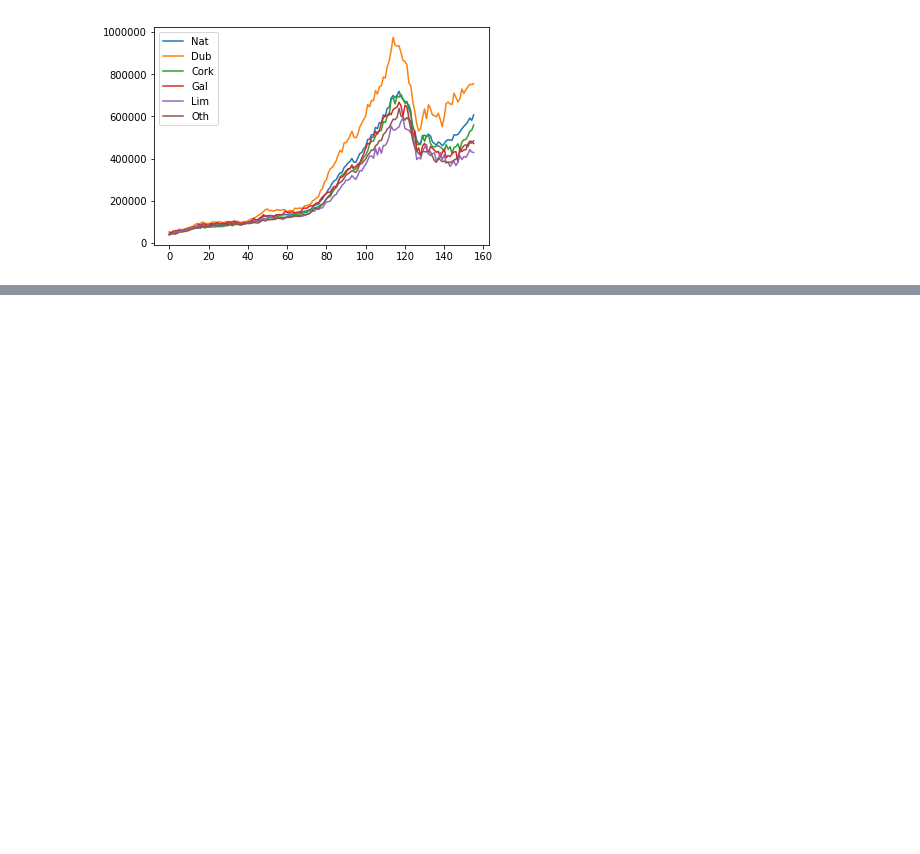
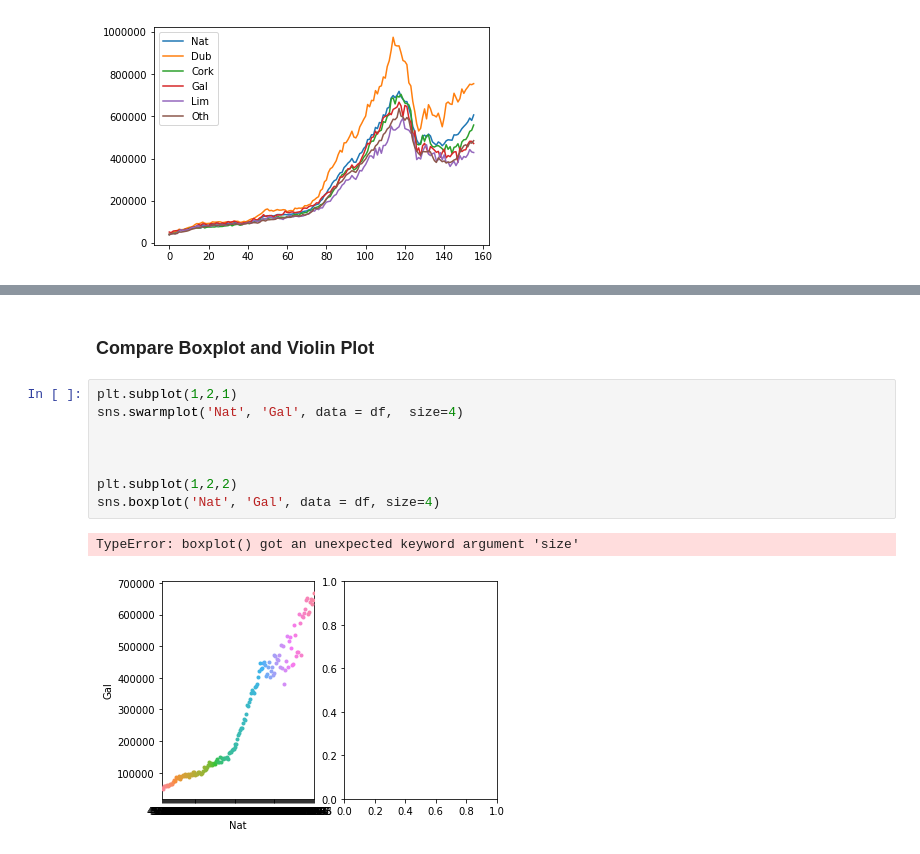
Before and after one commit to eamonnofarrell/Boxplot, a Jupyter notebook: BoxPlot_Project .ipynb, the cells around one changed output, grey strips where cells are left out. Drawn from its saved outputs; the diff is of its cells as text; blank space fills up the shorter version.

```diff
--- a/BoxPlot_Project .ipynb
+++ b/BoxPlot_Project .ipynb
@@ -117,0 +125,13 @@ df.plot(x='Date', y=['Dub', 'Gal'], figsize=(10,5), grid=True)
+# %% [markdown]
+### Compare Boxplot and Violin Plot
+# %%
+plt.subplot(1,2,1)
+sns.swarmplot('Nat', 'Gal', data = df,  size=4)
+
+
+
+plt.subplot(1,2,2)
+sns.boxplot('Nat', 'Gal', data = df, size=4)
+# %% [output]
+TypeError: boxplot() got an unexpected keyword argument 'size'
+[figure, added]
```
Also changed, not shown: parts of 5 cells of this notebook.
